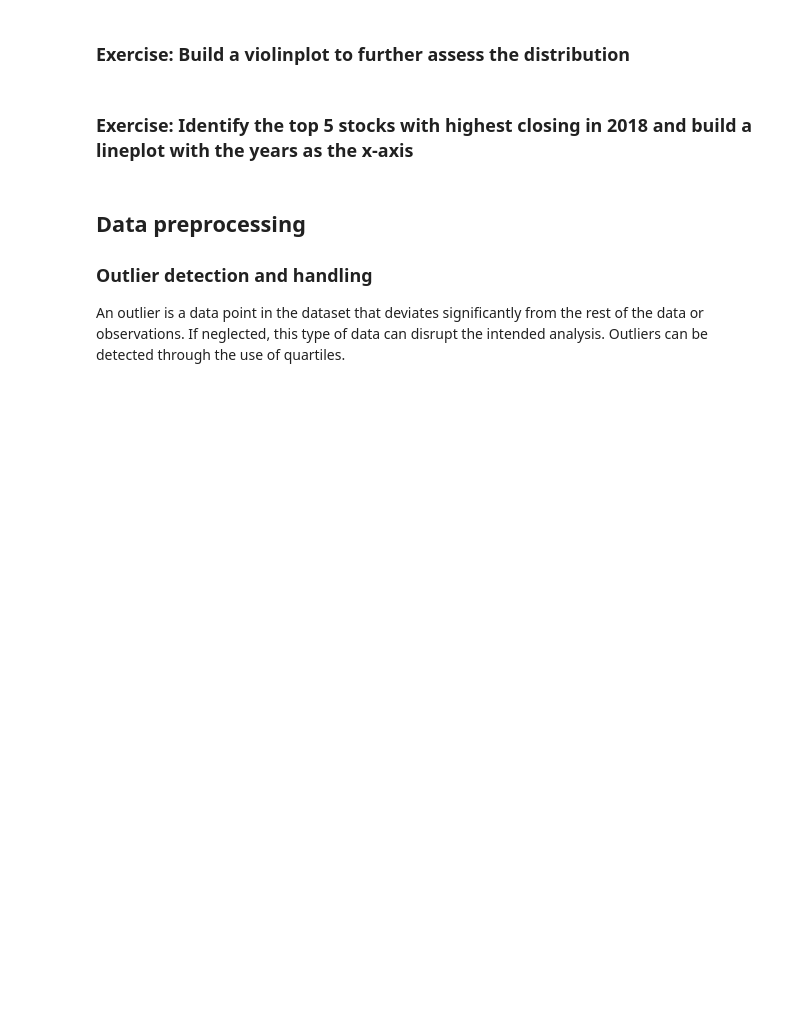
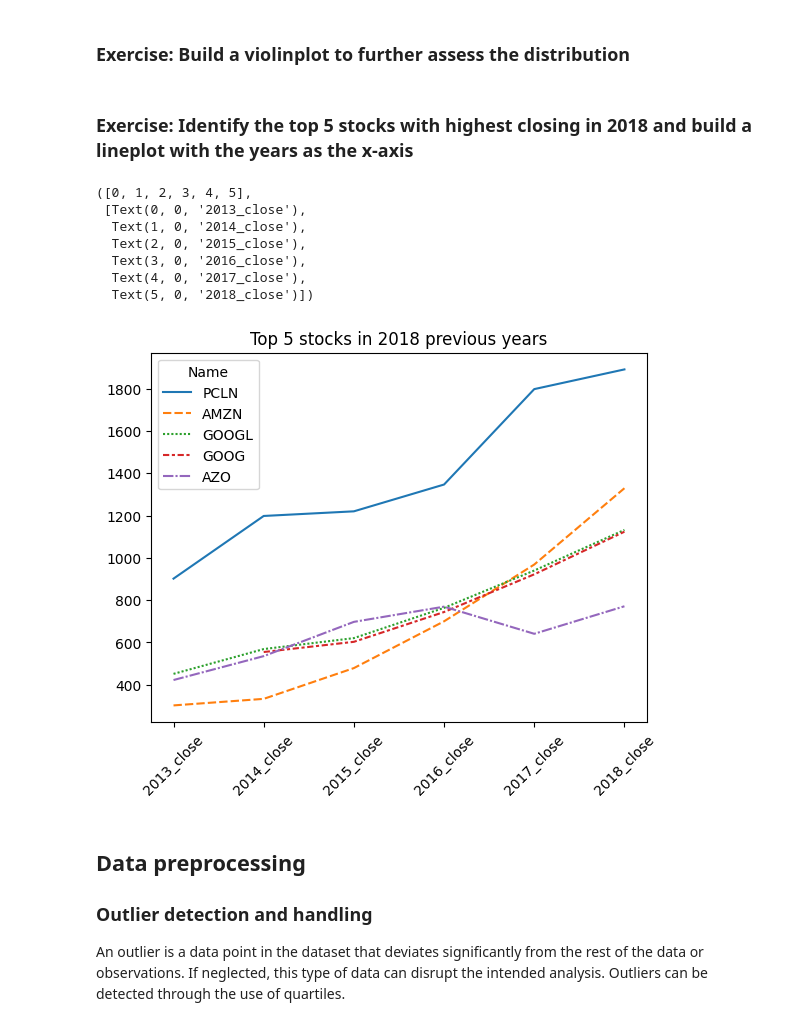
Before and after one commit to DARR97/Workshop_5_6, a Jupyter notebook: workshop.ipynb, the cells around one changed output. Saved outputs shown, nothing was run; the diff lists cells and outputs as text; code cells hidden in the pictures; blank space fills up the shorter version.

Commit message:
Fixing lineplot

```diff
--- a/workshop.ipynb
+++ b/workshop.ipynb
@@ -298,6 +303,21 @@ Boxplots enable the graphical visualization of outliers.
 ### **Exercise: Build a violinplot to further assess the distribution**
 # %% [markdown]
 ### **Exercise: Identify the top 5 stocks with highest closing in 2018 and build a lineplot with the years as the x-axis**
+# %%
+sorted_df = reformed_df.sort_values(by="2018_close", ascending=False).head(5)
+# %%
+sns.lineplot(sorted_df.transpose())
+plt.title("Top 5 stocks in 2018 previous years")
+plt.xticks(rotation=45)
+# %% [output]
+([0, 1, 2, 3, 4, 5],
+ [Text(0, 0, '2013_close'),
+  Text(1, 0, '2014_close'),
+  Text(2, 0, '2015_close'),
+  Text(3, 0, '2016_close'),
+  Text(4, 0, '2017_close'),
+  Text(5, 0, '2018_close')])
+[figure, added]
 # %% [markdown]
 ## Data preprocessing
 
```
Also changed, not shown: parts of 3 cells of this notebook, 1 other file.
